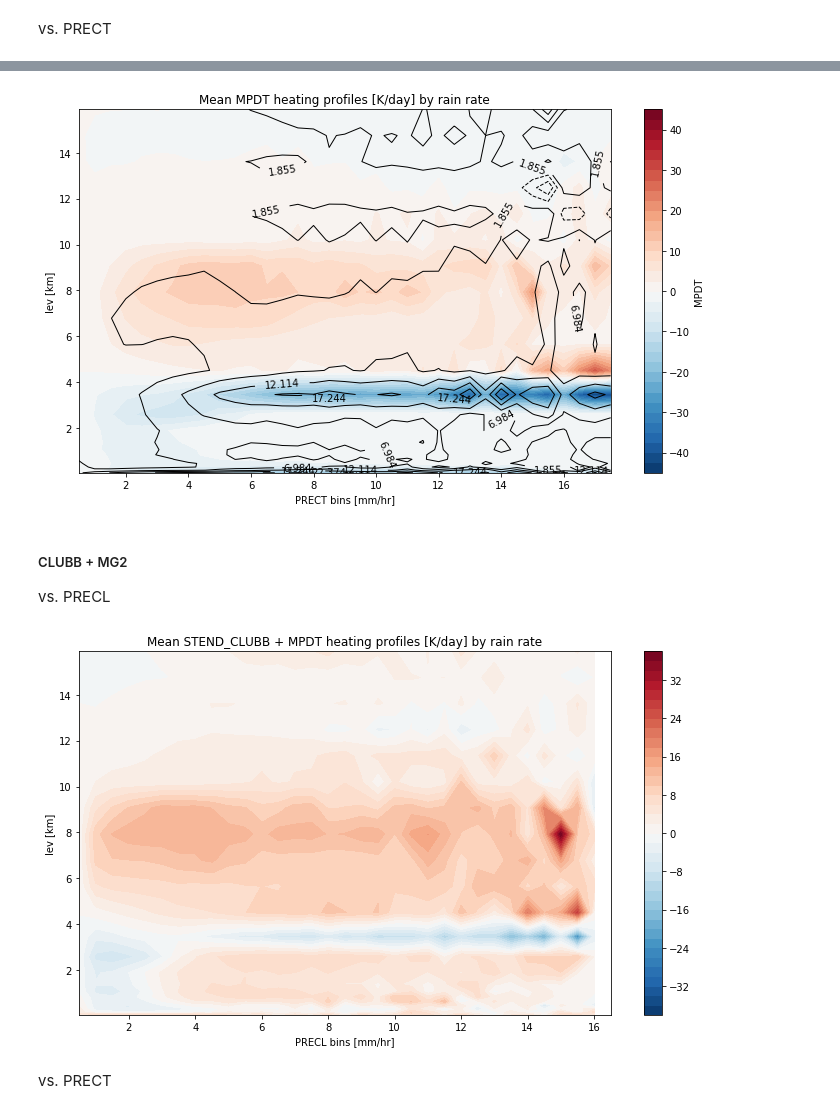
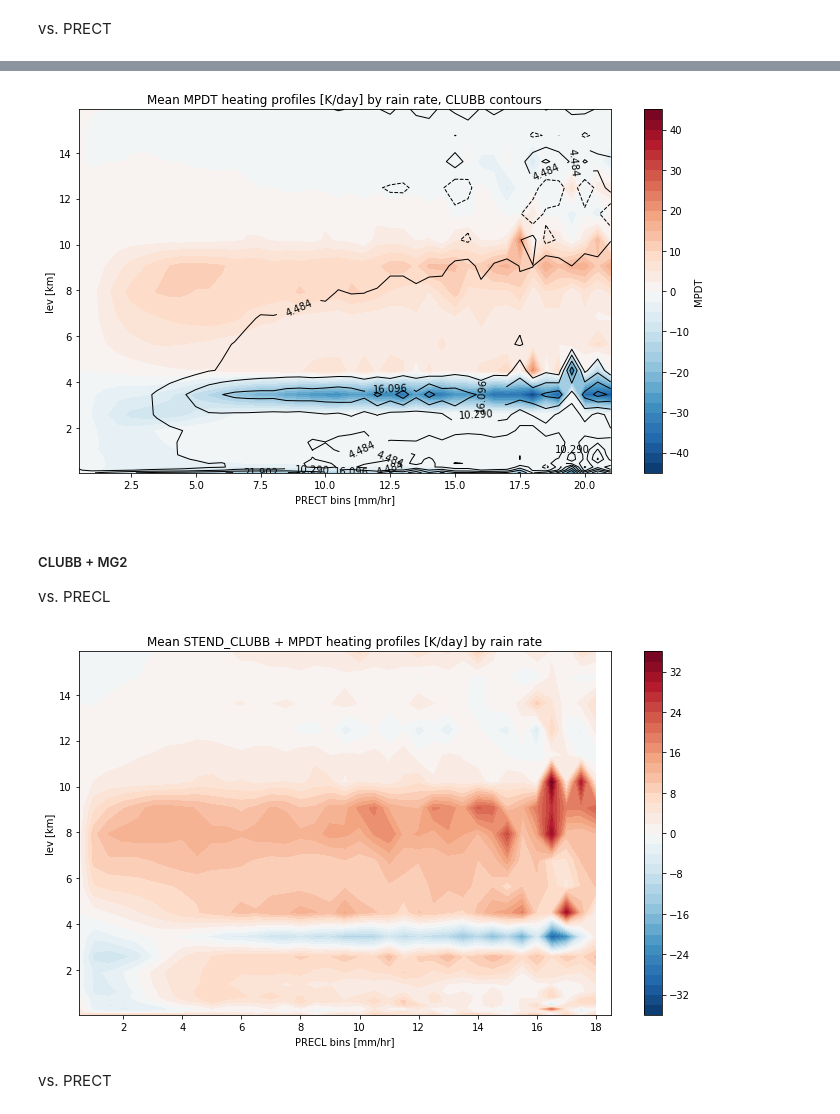
Before and after one commit to dcamron/ncar-gwdst, a Jupyter notebook: notebooks/heating.ipynb, the cells around one changed output, grey strips where cells are left out. Cells and saved outputs as stored; diff of their text form; code cells hidden in the pictures.

```diff
--- a/notebooks/heating.ipynb
+++ b/notebooks/heating.ipynb
@@ -7,6 +7,7 @@
 # %%
 %matplotlib inline
 
+from glob import glob
 import numpy as np
 import pandas as pd
 import xarray as xr
@@ -17,8 +18,7 @@ import seaborn as sns
 #import cartopy.crs as ccrs
 from dask.distributed import Client
 
-sns.set(context='talk', palette='colorblind')
-matplotlib.rcParams['contour.negative_linestyle'] = 'dotted'
+sns.set(context='talk', palette='colorblind', style='white')
 # %%
 client = Client()
 client
@@ -27,7 +27,7 @@ client
 # %% [markdown]
 Read in the data, slice to tropical region of interest, and for the purpose of heat plotting, convert *lev* model pressure level to [km].
 # %%
-ds = xr.open_mfdataset('/glade/scratch/mcamron/archive/f.c54120.FWscHIST.f09_f09.gwdst/atm/hist/f.c54120.FWscHIST.f09_f09.gwdst.cam.h1.2002-07-*.nc')
+ds = xr.open_mfdataset(sorted(glob('/glade/scratch/mcamron/archive/f.c54120.FWscHIST.f09_f09.gwdst/atm/hist/f.c54120.FWscHIST.f09_f09.gwdst.cam.h1.2002-0[6,7]*')))
 ds = ds.sel(lat=slice(-20, 20))
 ds['lev'] = -7 * xu.log(ds.lev / 1000)
 ds
@@ -210,21 +229,21 @@ mp_pt = (mpdt
 # %%
 f, ax = plt.subplots(figsize=(10, 6))
 levels = np.linspace(cl_pt.min().values, cl_pt.max().values, 9)
 p = mp_pt.plot.contourf(ax=ax, levels=40)
 q = cl_pt.plot.contour(ax=ax, colors='k', levels=levels, linewidths=1,
                       linestyles=[n for l in [['dashed' for l in levels if float(l) < 0], ['solid' for l in levels if float(l) > 0]] for n in l][1:-1])
 
 q.clabel()
 
 
 ax.set_xlabel('PRECT bins [mm/hr]')
 ax.set_ylabel('lev [km]')
-ax.set_title('Mean MPDT heating profiles [K/day] by rain rate')
+ax.set_title('Mean MPDT heating profiles [K/day] by rain rate, CLUBB contours')
 
 plt.tight_layout()
-f.savefig('../figures/heating/prof_mpdt-prect.png')
+f.savefig('../figures/heating/prof_mpdt-prect_clubb.png')
 # %% [output]
-[figure, old version]
+[figure, new version]
 # %% [markdown]
 ##### CLUBB + MG2
 vs. PRECL
@@ -245,7 +264,7 @@ ax.set_title('Mean STEND_CLUBB + MPDT heating profiles [K/day] by rain rate')
 plt.tight_layout()
 f.savefig('../figures/heating/prof_clmp-precl.png')
 # %% [output]
-[figure, old version]
+[figure, new version]
 # %% [markdown]
 vs. PRECT
 # %%
```
Also changed, not shown: parts of 16 cells of this notebook, 12 other files.
